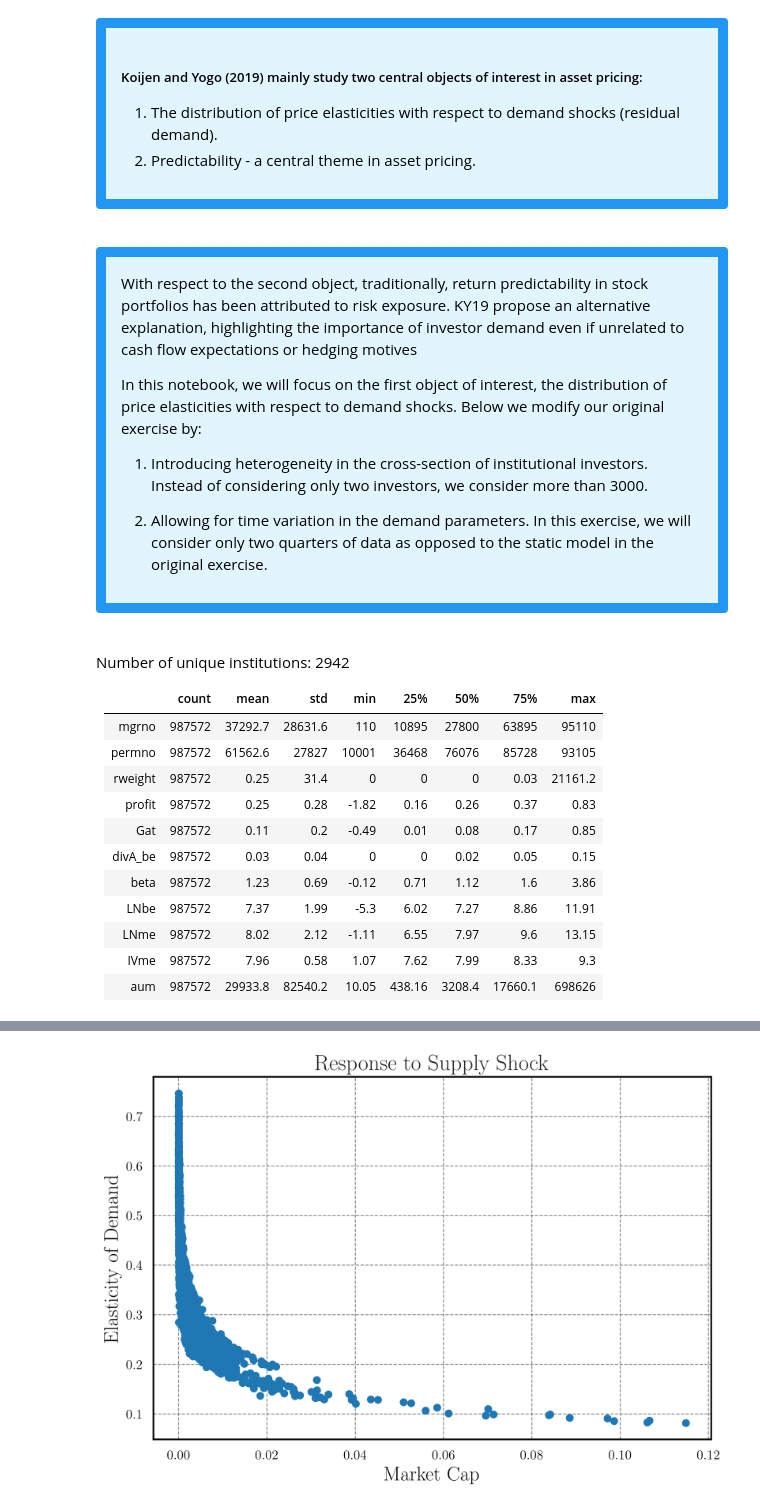
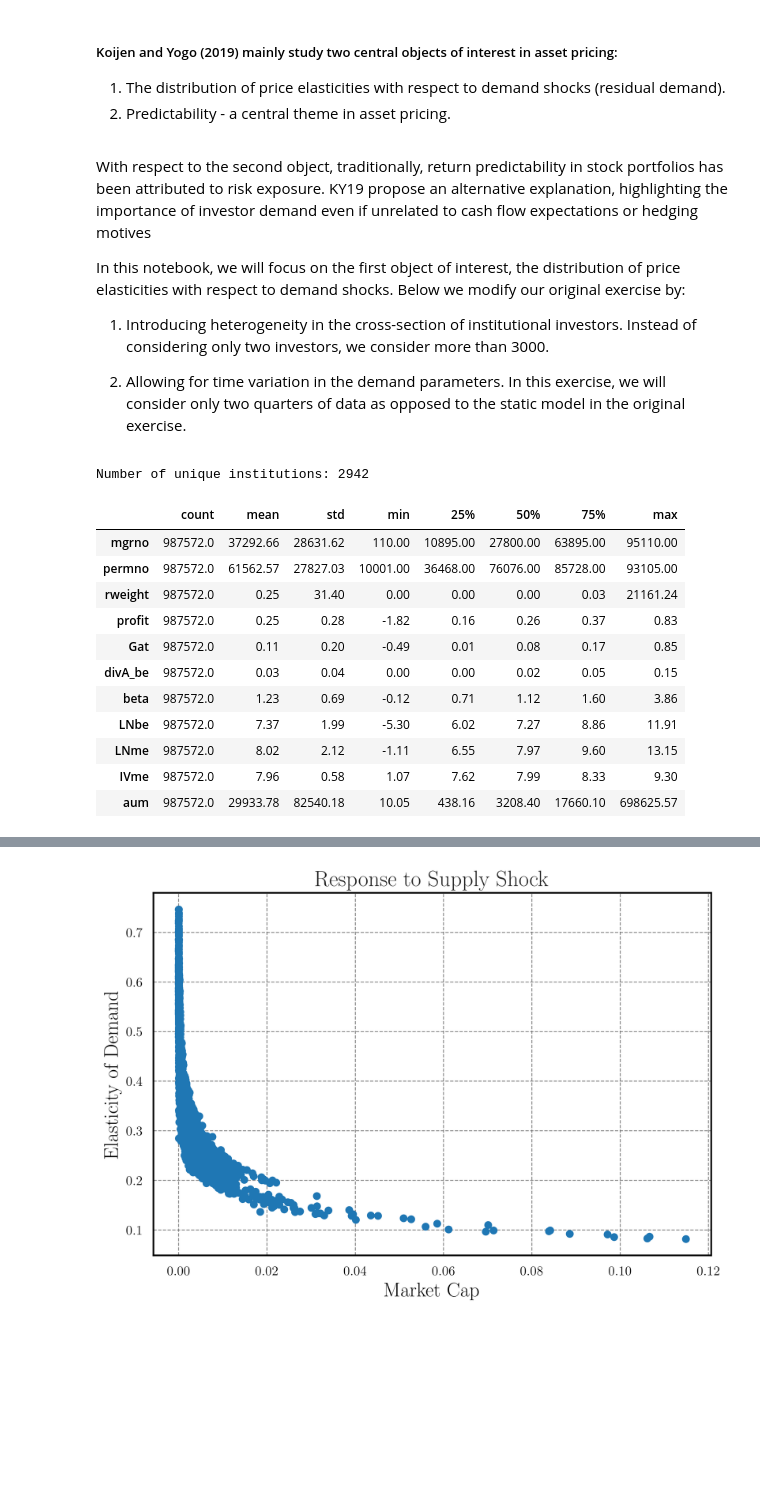
Before and after one commit to JuanMRinaldi/HYB_DemandSystem, a Jupyter notebook: Replication.ipynb, the cells around one changed output, grey strips where cells are left out. Saved outputs shown, nothing was run; the diff lists cells and outputs as text; code cells hidden in the pictures; blank space fills up the shorter version.

```diff
--- a/Replication.ipynb
+++ b/Replication.ipynb
@@ -95,5 +155,5 @@ To solve the moment conditions, we linearize the moment conditions and use it fo
 # %% [markdown]
-<div style="padding: 15px; border: 10px solid #2196f3; margin: auto; max-width: 1500px;  margin-bottom: 20px; border-radius: 4px; color: #000000; background-color: #e1f5fe;">
+<div class="custom-container">
 
 #####  Koijen and Yogo (2019) mainly study two central objects of interest in asset pricing:
 
@@ -101,8 +161,21 @@ To solve the moment conditions, we linearize the moment conditions and use it fo
 2. Predictability - a central theme in asset pricing.
 
 </div>
+
+<style>
+.custom-container {
+    padding: 15px;
+    border: 1px solid #2196f3;
+    margin: auto;
+    max-width: 1500px;
+    margin-bottom: 20px;
+    border-radius: 4px;
+    color: #000000;
+    background-color: #e1f5fe;
+}
+</style>
 # %% [markdown]
-<div style="padding: 15px; border: 10px solid #2196f3; margin: auto; max-width: 1500px;  margin-bottom: 20px; border-radius: 4px; color: #000000; background-color: #e1f5fe;">
+<div class="custom-container">
 
 With respect to the second object, traditionally, return predictability in stock portfolios has been attributed to risk exposure. KY19 propose an alternative explanation, highlighting the importance of investor demand even if unrelated to cash flow expectations or hedging motives
 
@@ -113,6 +186,19 @@ In this notebook, we will focus on the first object of interest, the distributio
 2. Allowing for time variation in the demand parameters. In this exercise, we will consider only two quarters of data as opposed to the static model in the original exercise.
 
 </div>
+
+<style>
+.custom-container {
+    padding: 15px;
+    border: 1px solid #2196f3;
+    margin: auto;
+    max-width: 1500px;
+    margin-bottom: 20px;
+    border-radius: 4px;
+    color: #000000;
+    background-color: #e1f5fe;
+}
+</style>
 # %%
 import numpy as np
 import pandas as pd
@@ -140,33 +226,33 @@ df = df.dropna().drop_duplicates()
 df = df[(df['aum'] != 0) & (df['mgrno'] != 0)]
 df = df[['mgrno', 'permno', 'rweight', 'profit', 'Gat', 'divA_be', 'beta', 'LNbe', 'LNme', 'IVme', 'aum']]
 # %%
+from IPython.display import display, HTML
+
 # Number of unique managers
 n_mgr = df['mgrno'].nunique()
 
 # Number of unique time periods
 n_time = df['permno'].nunique()
 
 # Summary of statistics
 summary = df.describe().round(2).T
 
-summary_table = summary.to_markdown()
+summary_table = summary.to_html()
 
 unique_info = f"Number of unique institutions: {n_mgr}"
 
-display(Markdown(f"{unique_info}\n\n{summary_table}"))
+display(HTML(f"{unique_info}<br><br>{summary_table}"))
 # %% [output]
-Number of unique institutions: 2942
-
-|         |   count |     mean |      std |      min |      25% |      50% |      75% |       max |
-|:--------|--------:|---------:|---------:|---------:|---------:|---------:|---------:|----------:|
-| mgrno   |  987572 | 37292.7  | 28631.6  |   110    | 10895    | 27800    | 63895    |  95110    |
-| permno  |  987572 | 61562.6  | 27827    | 10001    | 36468    | 76076    | 85728    |  93105    |
-| rweight |  987572 |     0.25 |    31.4  |     0    |     0    |     0    |     0.03 |  21161.2  |
-| profit  |  987572 |     0.25 |     0.28 |    -1.82 |     0.16 |     0.26 |     0.37 |      0.83 |
-| Gat     |  987572 |     0.11 |     0.2  |    -0.49 |     0.01 |     0.08 |     0.17 |      0.85 |
-| divA_be |  987572 |     0.03 |     0.04 |     0    |     0    |     0.02 |     0.05 |      0.15 |
-| beta    |  987572 |     1.23 |     0.69 |    -0.12 |     0.71 |     1.12 |     1.6  |      3.86 |
-| LNbe    |  987572 |     7.37 |     1.99 |    -5.3  |     6.02 |     7.27 |     8.86 |     11.91 |
-| LNme    |  987572 |     8.02 |     2.12 |    -1.11 |     6.55 |     7.97 |     9.6  |     13.15 |
-| IVme    |  987572 |     7.96 |     0.58 |     1.07 |     7.62 |     7.99 |     8.33 |      9.3  |
-| aum     |  987572 | 29933.8  | 82540.2  |    10.05 |   438.16 |  3208.4  | 17660.1  | 698626    |
+Number of unique institutions: 2942
+|  | count | mean | std | min | 25% | 50% | 75% | max |
+| mgrno | 987572.0 | 37292.66 | 28631.62 | 110.00 | 10895.00 | 27800.00 | 63895.00 | 95110.00 |
+| permno | 987572.0 | 61562.57 | 27827.03 | 10001.00 | 36468.00 | 76076.00 | 85728.00 | 93105.00 |
+| rweight | 987572.0 | 0.25 | 31.40 | 0.00 | 0.00 | 0.00 | 0.03 | 21161.24 |
+| profit | 987572.0 | 0.25 | 0.28 | -1.82 | 0.16 | 0.26 | 0.37 | 0.83 |
+| Gat | 987572.0 | 0.11 | 0.20 | -0.49 | 0.01 | 0.08 | 0.17 | 0.85 |
+| divA_be | 987572.0 | 0.03 | 0.04 | 0.00 | 0.00 | 0.02 | 0.05 | 0.15 |
+| beta | 987572.0 | 1.23 | 0.69 | -0.12 | 0.71 | 1.12 | 1.60 | 3.86 |
+| LNbe | 987572.0 | 7.37 | 1.99 | -5.30 | 6.02 | 7.27 | 8.86 | 11.91 |
+| LNme | 987572.0 | 8.02 | 2.12 | -1.11 | 6.55 | 7.97 | 9.60 | 13.15 |
+| IVme | 987572.0 | 7.96 | 0.58 | 1.07 | 7.62 | 7.99 | 8.33 | 9.30 |
+| aum | 987572.0 | 29933.78 | 82540.18 | 10.05 | 438.16 | 3208.40 | 17660.10 | 698625.57 |
```
Also changed, not shown: parts of 18 cells of this notebook, 20 other files.
